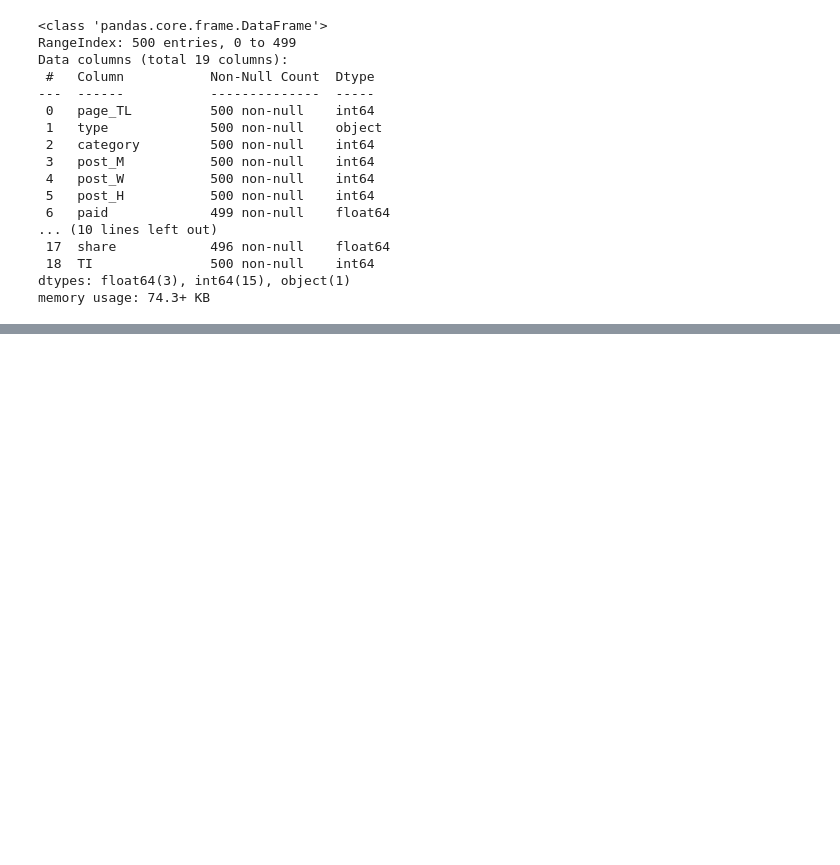
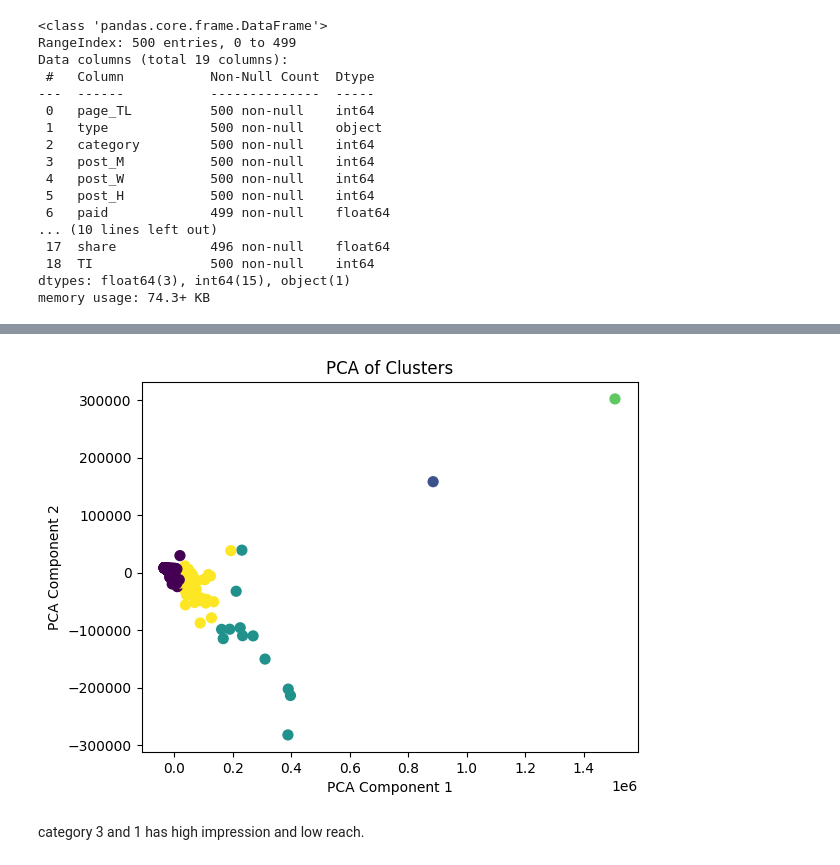
Before and after one commit to jemilnasit/EDA-On-Facebook-Page, a Jupyter notebook: EDA_facebook.ipynb, the cells around one changed output, grey strips where cells are left out. Saved outputs shown, nothing was run; the diff lists cells and outputs as text; code cells hidden in the pictures; blank space fills up the shorter version.

```diff
--- a/EDA_facebook.ipynb
+++ b/EDA_facebook.ipynb
@@ -105,0 +242,15 @@ df.describe()
+# %%
+from sklearn.decomposition import PCA
+pca = PCA(n_components=2)
+X = df.drop(['cluster'], axis=1)
+pca_scaled = pca.fit_transform(X)
+
+plt.scatter(pca_scaled[:, 0], pca_scaled[:, 1], c=df['cluster'], s=50, cmap='viridis')
+plt.title('PCA of Clusters')
+plt.xlabel('PCA Component 1')
+plt.ylabel('PCA Component 2')
+plt.show()
+# %% [output]
+[figure, added]
+# %% [markdown]
+category 3 and 1 has high impression and low reach.
```
Also changed, not shown: parts of 24 cells of this notebook.
